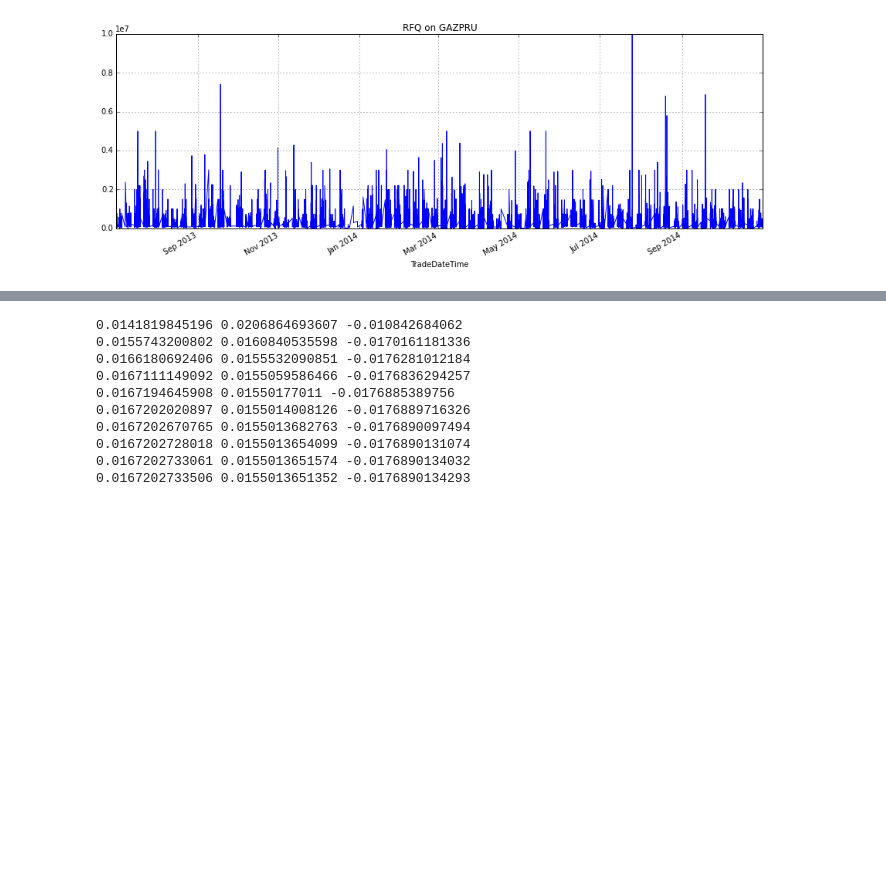
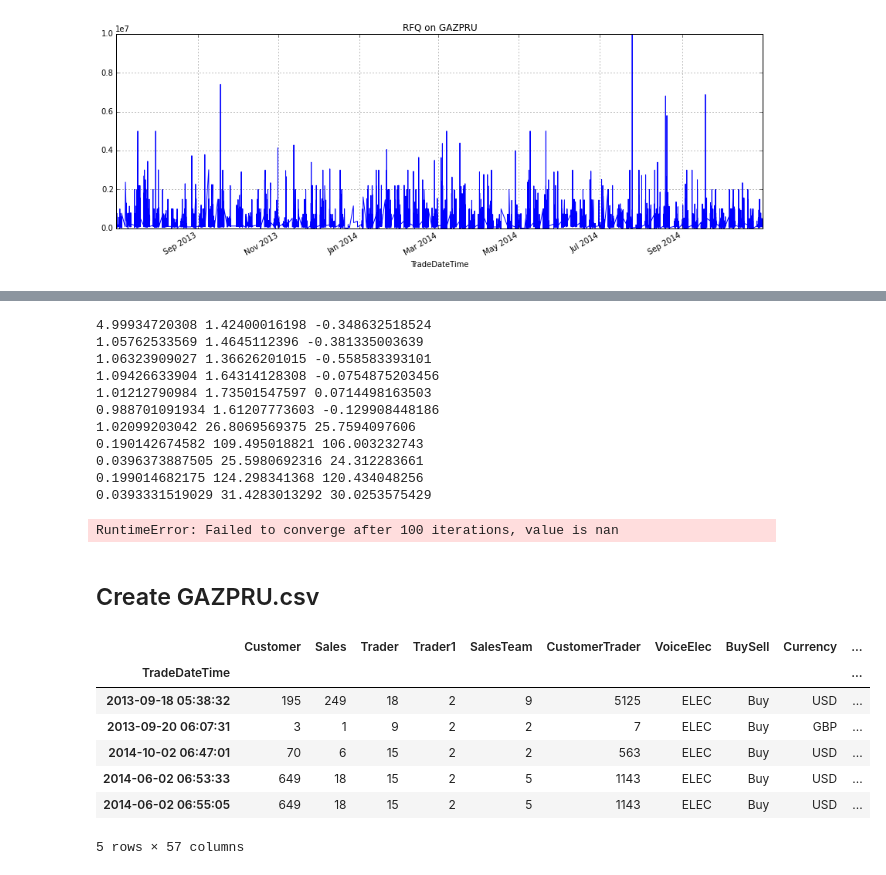
Before and after one commit to CompSquad/hawkes-clustering, a Jupyter notebook: hawkes/Hawkes.ipynb, the cells around one changed output, grey strips where cells are left out. Cells and saved outputs as stored; diff of their text form; code cells hidden in the pictures; blank space fills up the shorter version.

```diff
--- a/hawkes/Hawkes.ipynb
+++ b/hawkes/Hawkes.ipynb
@@ -27,15 +53,35 @@ from hawkes import ExpectationMaximization
 def inspect(mu, a, b):
         print mu, a, b
 
-ExpectationMaximization(time[:10], niter=10, callback=inspect)
+ExpectationMaximization(time, niter=100, callback=inspect)
 # %% [output]
-0.0141819845196 0.0206864693607 -0.010842684062
-0.0155743200802 0.0160840535598 -0.0170161181336
-0.0166180692406 0.0155532090851 -0.0176281012184
-0.0167111149092 0.0155059586466 -0.0176836294257
-0.0167194645908 0.01550177011 -0.0176885389756
-0.0167202020897 0.0155014008126 -0.0176889716326
-0.0167202670765 0.0155013682763 -0.0176890097494
-0.0167202728018 0.0155013654099 -0.0176890131074
-0.0167202733061 0.0155013651574 -0.0176890134032
-0.0167202733506 0.0155013651352 -0.0176890134293
+4.99934720308 1.42400016198 -0.348632518524
+1.05762533569 1.4645112396 -0.381335003639
+1.06323909027 1.36626201015 -0.558583393101
+1.09426633904 1.64314128308 -0.0754875203456
+1.01212790984 1.73501547597 0.0714498163503
+0.988701091934 1.61207773603 -0.129908448186
+1.02099203042 26.8069569375 25.7594097606
+0.190142674582 109.495018821 106.003232743
+0.0396373887505 25.5980692316 24.312283661
+0.199014682175 124.298341368 120.434048256
+0.0393331519029 31.4283013292 30.0253575429
+RuntimeError: Failed to converge after 100 iterations, value is nan
+# %% [markdown]
+## Create GAZPRU.csv
+# %%
+df = pd.read_csv('/Users/arnaud/cellule/data/bnpp/ETSAnonymousPricesFull.csv', parse_dates=['TradeDateTime'], index_col='TradeDateTime')
+# %%
+df2 = df[df["BuySell"] == "Buy"]
+df3 = df2[df2["Ticker"] == "GAZPRU"]
+# %%
+df3.head()
+# %% [output]
+|  | Customer | Sales | Trader | Trader1 | SalesTeam | CustomerTrader | VoiceElec | BuySell | Currency | ... |
+| TradeDateTime |  |  |  |  |  |  |  |  |  | ... |
+| 2013-09-18 05:38:32 | 195 | 249 | 18 | 2 | 9 | 5125 | ELEC | Buy | USD | ... |
+| 2013-09-20 06:07:31 | 3 | 1 | 9 | 2 | 2 | 7 | ELEC | Buy | GBP | ... |
+| 2014-10-02 06:47:01 | 70 | 6 | 15 | 2 | 2 | 563 | ELEC | Buy | USD | ... |
+| 2014-06-02 06:53:33 | 649 | 18 | 15 | 2 | 5 | 1143 | ELEC | Buy | USD | ... |
+| 2014-06-02 06:55:05 | 649 | 18 | 15 | 2 | 5 | 1143 | ELEC | Buy | USD | ... |
+5 rows × 57 columns
```
Also changed, not shown: parts of 4 cells of this notebook, 2 other files.
